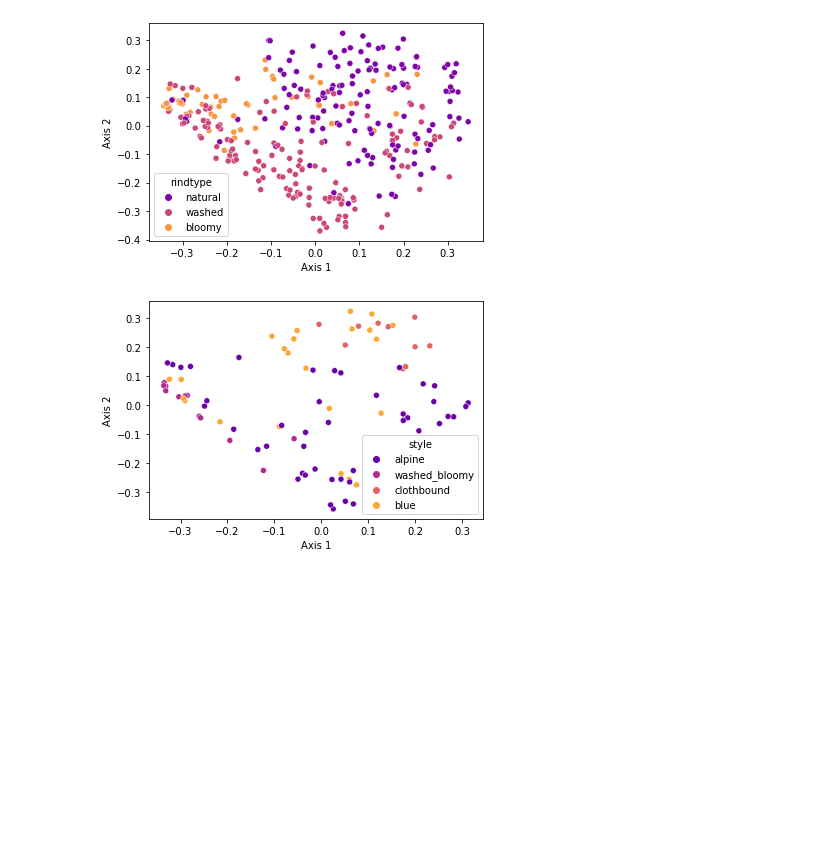
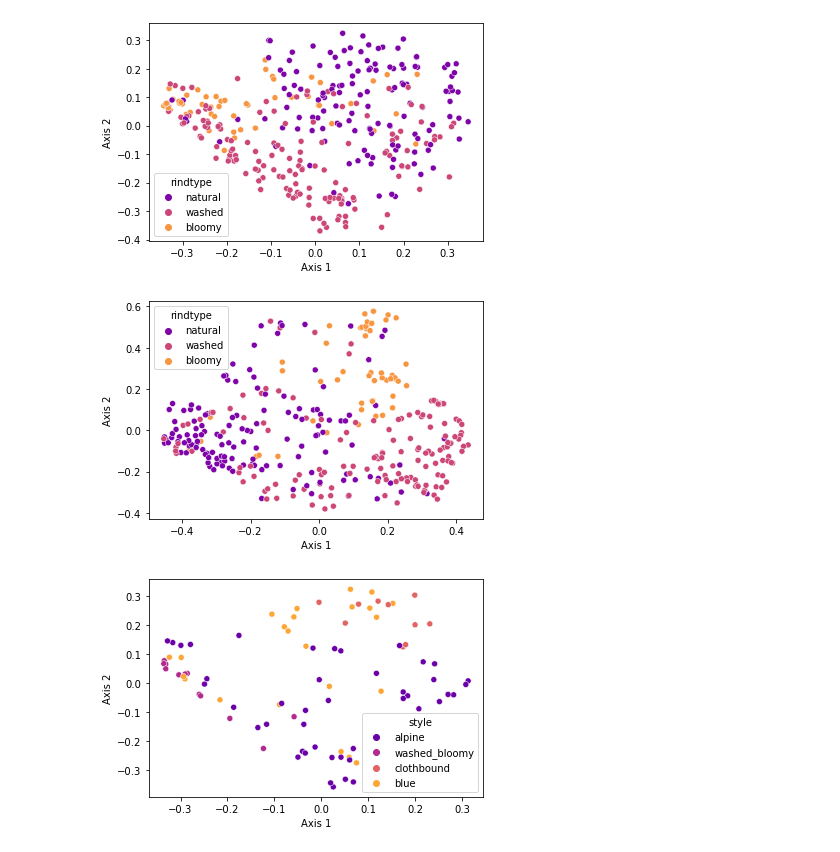
Before and after one commit to besutter1/Cheez-Eyez, a Jupyter notebook: diversity.ipynb, the cells around one changed output. Saved outputs shown, nothing was run; the diff lists cells and outputs as text; code cells hidden in the pictures; blank space fills up the shorter version.

Commit message:
comparing visualizations on pandas of different metrics

```diff
--- a/diversity.ipynb
+++ b/diversity.ipynb
@@ -408,4 +408,23 @@ scatterplot(data=unw_UF_pcoa_res_data_with_rindtype_12000,
 plt.savefig("rindtype_plasma.png", dpi = 400)
 # %% [output]
 [figure]
+# %%
+#style weighted unifrac
+bray_curtis_pcoa_res_12000 = q2.Artifact.load(os.path.join(data_dir, 'core-metrics-results_insertion_12000/bray_curtis_pcoa_results.qza'))
+bray_curtis_pcoa_res_12000 = bray_curtis_pcoa_res_12000.view(OrdinationResults)
+# let's just take the first 3 columns (i.e., first 3 PCoA axes)
+bray_curtis_pcoa_res_data_12000 = bray_curtis_pcoa_res_12000.samples.iloc[:,:3]
+# rename the columns for clarity
+bray_curtis_pcoa_res_data_12000.columns = ['Axis 1', 'Axis 2', 'Axis 3']
+
+bray_curtis_pcoa_res_data_with_rindtype_12000 = bray_curtis_pcoa_res_data_12000.join(df_meta['rindtype'])
+bray_curtis_pcoa_res_data_with_rindtype_12000.head()
+scatterplot(data=bray_curtis_pcoa_res_data_with_rindtype_12000,
+            x='Axis 1',
+            y='Axis 2',
+            hue='rindtype',
+            palette='plasma')
+plt.savefig("rindtype_bray_curtis_plasma.png", dpi = 400)
+# %% [output]
+[figure, added]
 # %%
```
Also changed, not shown: parts of 5 cells of this notebook.
